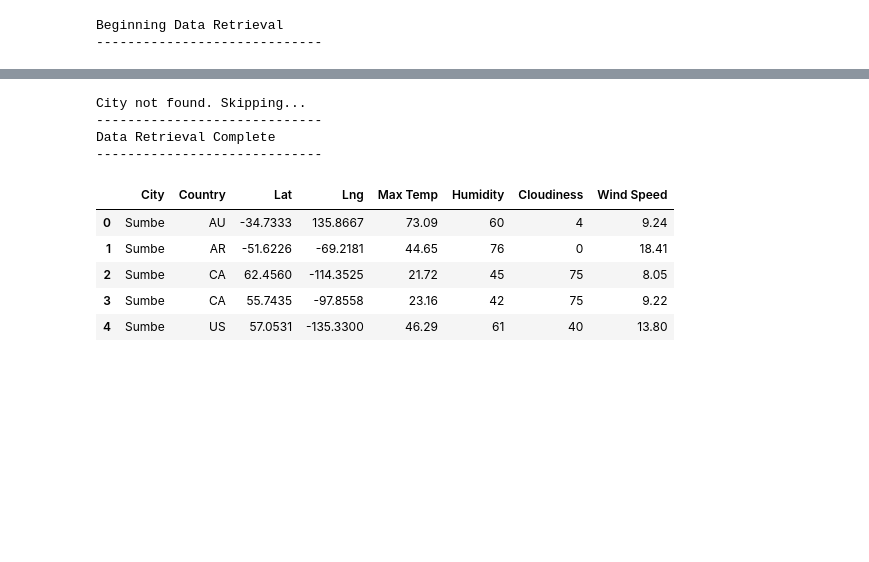
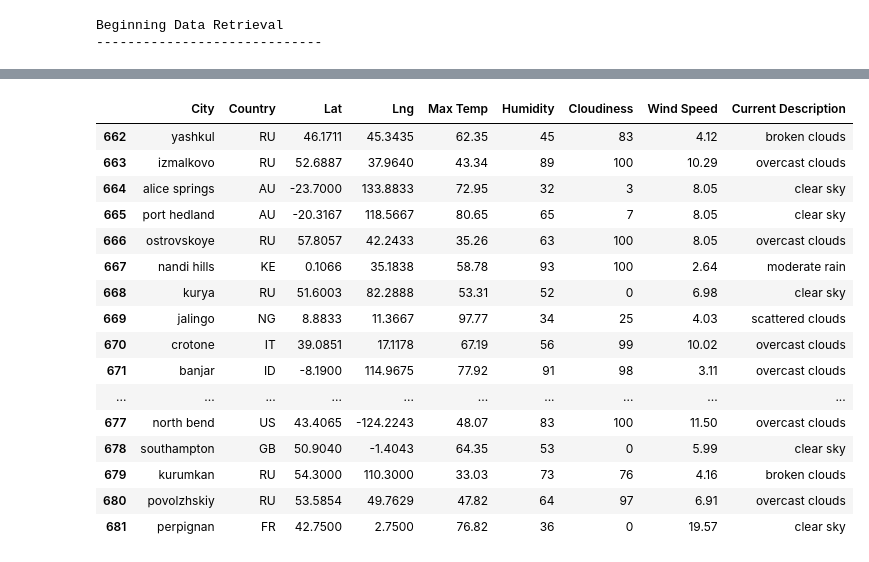
Before and after one commit to klkanchi/World_Weather_Analysis, a Jupyter notebook: Weather_Database.ipynb, the cells around one changed output, grey strips where cells are left out. Drawn from its saved outputs; the diff is of its cells as text; code cells hidden in the pictures; blank space fills up the shorter version.

```diff
--- a/Weather_Database.ipynb
+++ b/Weather_Database.ipynb
@@ -118,54 +152,21 @@ Processing Record 36 of Set 15 | sumbe
-# %%
-# Run an API request for each of the cities.
-try:
-    for city_url in city_urls:
-        # Parse the JSON and retrieve data.
-        city_weather = requests.get(city_url).json()
-        # Parse out the needed data.
-        city_lat = city_weather["coord"]["lat"]
-        city_lng = city_weather["coord"]["lon"]
-        city_max_temp = city_weather["main"]["temp_max"]
-        city_humidity = city_weather["main"]["humidity"]
-        city_clouds = city_weather["clouds"]["all"]
-        city_wind = city_weather["wind"]["speed"]
-        city_country = city_weather["sys"]["country"]
-        #city_description = city_weather["weather"]["description"]
-        # Convert the date to ISO standard.
-        #city_date = datetime.utcfromtimestamp(city_weather["dt"]).strftime('%Y-%m-%d %H:%M:%S')
-
-        # Append the city information into city_data list.
-        city_data.append({"City": city.title(),
-                          "Country": city_country,
-                          "Lat": city_lat,
-                          "Lng": city_lng,
-                          "Max Temp": city_max_temp,
-                          "Humidity": city_humidity,
-                          "Cloudiness": city_clouds,
-                          "Wind Speed": city_wind})
-                          #"Current Description": city_description
-
-# If an error is experienced, skip the city.
-except:
-    print("City not found. Skipping...")
-    pass
-
-# Indicate that Data Loading is complete.
-print("-----------------------------")
-print("Data Retrieval Complete      ")
-print("-----------------------------")
-# %% [output]
-City not found. Skipping...
------------------------------
-Data Retrieval Complete
------------------------------
-# %%
-# Convert the array of dictionaries to a Pandas DataFrame.
-city_data_df = pd.DataFrame(city_data)
-city_data_df.head(5)
-# %% [output]
-|  | City | Country | Lat | Lng | Max Temp | Humidity | Cloudiness | Wind Speed |
-| 0 | Sumbe | AU | -34.7333 | 135.8667 | 73.09 | 60 | 4 | 9.24 |
-| 1 | Sumbe | AR | -51.6226 | -69.2181 | 44.65 | 76 | 0 | 18.41 |
-| 2 | Sumbe | CA | 62.4560 | -114.3525 | 21.72 | 45 | 75 | 8.05 |
-| 3 | Sumbe | CA | 55.7435 | -97.8558 | 23.16 | 42 | 75 | 9.22 |
-| 4 | Sumbe | US | 57.0531 | -135.3300 | 46.29 | 61 | 40 | 13.80 |
+# %%
+city_data_df = pd.DataFrame(city_data)
+city_data_df.tail(20)
+# %% [output]
+|  | City | Country | Lat | Lng | Max Temp | Humidity | Cloudiness | Wind Speed | Current Description |
+| 662 | yashkul | RU | 46.1711 | 45.3435 | 62.35 | 45 | 83 | 4.12 | broken clouds |
+| 663 | izmalkovo | RU | 52.6887 | 37.9640 | 43.34 | 89 | 100 | 10.29 | overcast clouds |
+| 664 | alice springs | AU | -23.7000 | 133.8833 | 72.95 | 32 | 3 | 8.05 | clear sky |
+| 665 | port hedland | AU | -20.3167 | 118.5667 | 80.65 | 65 | 7 | 8.05 | clear sky |
+| 666 | ostrovskoye | RU | 57.8057 | 42.2433 | 35.26 | 63 | 100 | 8.05 | overcast clouds |
+| 667 | nandi hills | KE | 0.1066 | 35.1838 | 58.78 | 93 | 100 | 2.64 | moderate rain |
+| 668 | kurya | RU | 51.6003 | 82.2888 | 53.31 | 52 | 0 | 6.98 | clear sky |
+| 669 | jalingo | NG | 8.8833 | 11.3667 | 97.77 | 34 | 25 | 4.03 | scattered clouds |
+| 670 | crotone | IT | 39.0851 | 17.1178 | 67.19 | 56 | 99 | 10.02 | overcast clouds |
+| 671 | banjar | ID | -8.1900 | 114.9675 | 77.92 | 91 | 98 | 3.11 | overcast clouds |
+| ... | ... | ... | ... | ... | ... | ... | ... | ... | ... |
+| 677 | north bend | US | 43.4065 | -124.2243 | 48.07 | 83 | 100 | 11.50 | overcast clouds |
+| 678 | southampton | GB | 50.9040 | -1.4043 | 64.35 | 53 | 0 | 5.99 | clear sky |
+| 679 | kurumkan | RU | 54.3000 | 110.3000 | 33.03 | 73 | 76 | 4.16 | broken clouds |
+| 680 | povolzhskiy | RU | 53.5854 | 49.7629 | 47.82 | 64 | 97 | 6.91 | overcast clouds |
+| 681 | perpignan | FR | 42.7500 | 2.7500 | 76.82 | 36 | 0 | 19.57 | clear sky |
```
Also changed, not shown: parts of 7 cells of this notebook, 5 other files.
